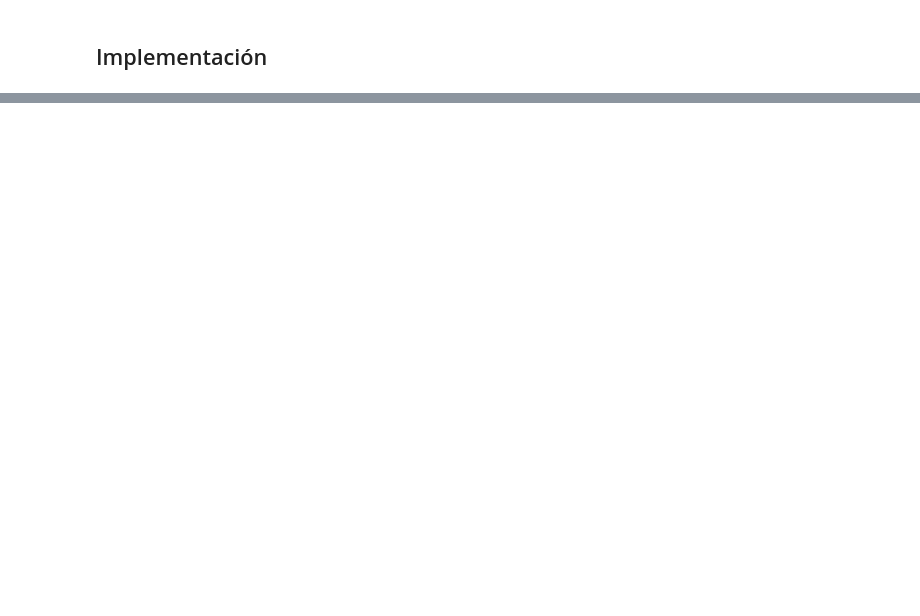
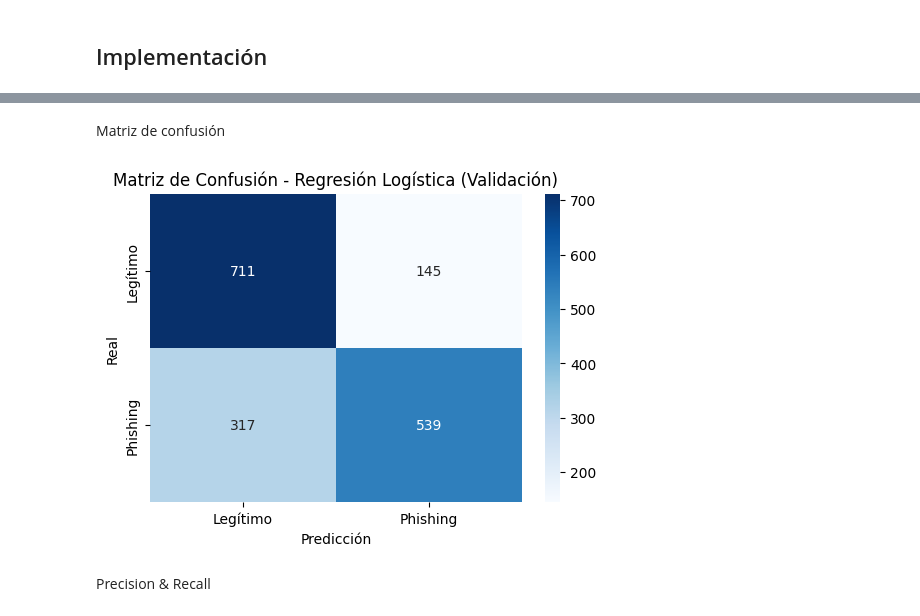
Before and after one commit to eliasalvarado/SDC-Labs, a Jupyter notebook: Laboratorio1/lab1.ipynb, the cells around one changed output, grey strips where cells are left out. Saved outputs shown, nothing was run; the diff lists cells and outputs as text; code cells hidden in the pictures; blank space fills up the shorter version.

```diff
--- a/Laboratorio1/lab1.ipynb
+++ b/Laboratorio1/lab1.ipynb
@@ -374,0 +479,8 @@ X_train, X_val, y_train, y_val = train_test_split(
+# %% [markdown]
+Matriz de confusión
+# %%
+confusionMatrix(lrModel, X_val, y_val, "Regresión Logística (Validación)")
+# %% [output]
+[figure, added]
+# %% [markdown]
+Precision & Recall
```
Also changed, not shown: parts of 31 cells of this notebook, 6 other files.
